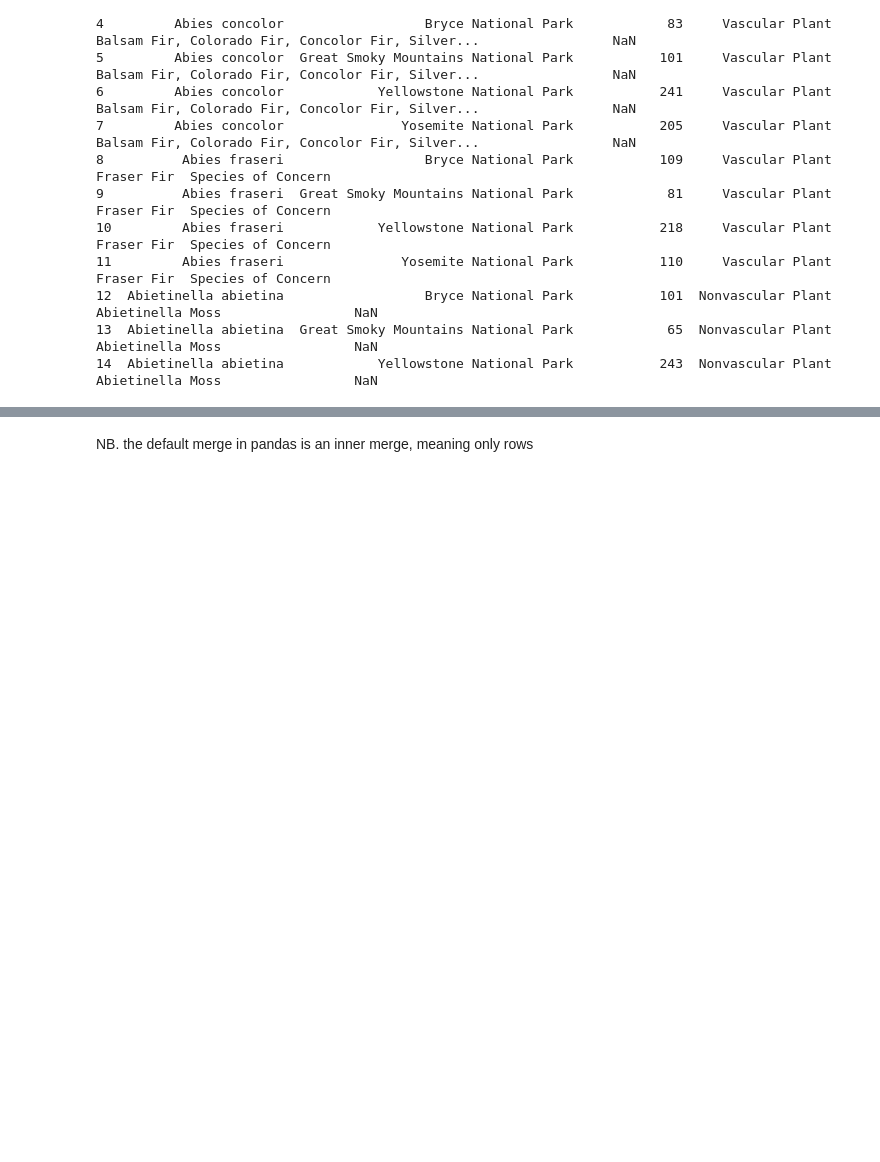
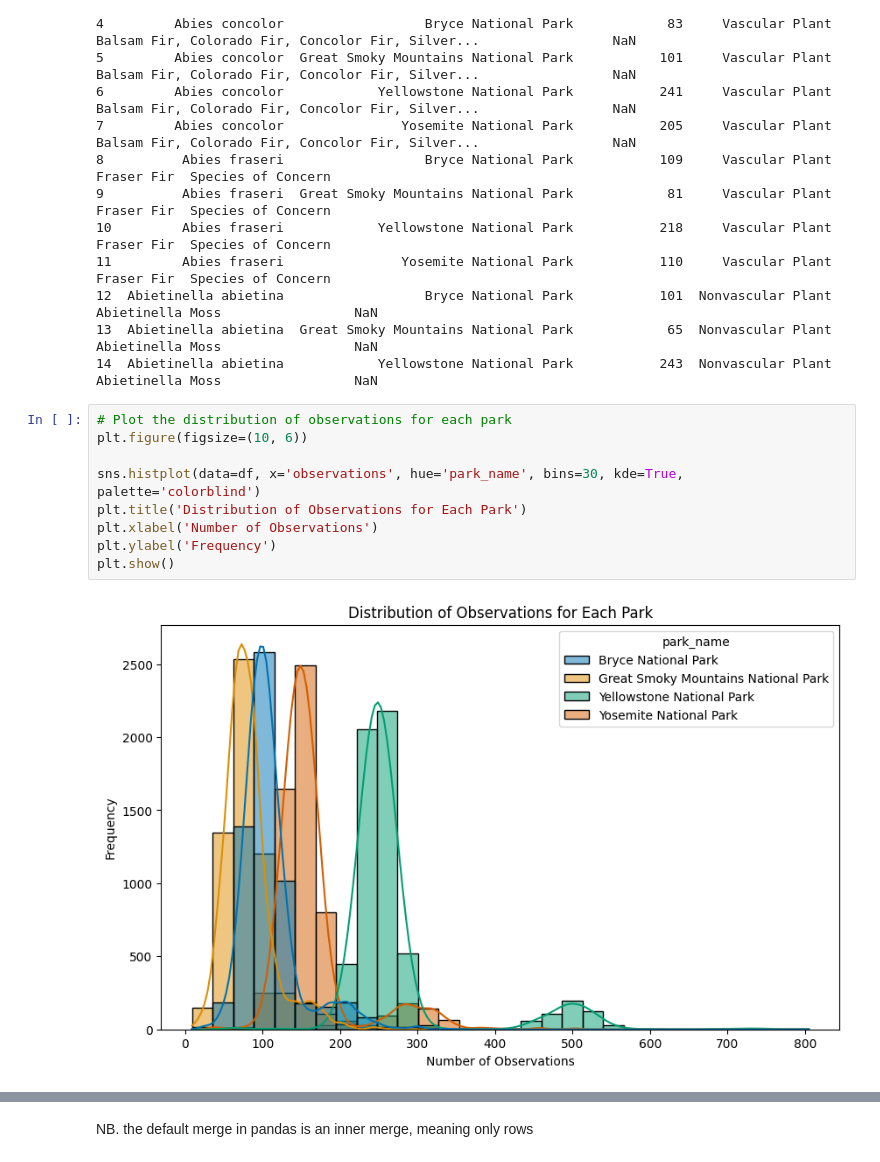
Before and after one commit to alanjameschapman/biodiversity, a Jupyter notebook: biodiversity.ipynb, the cells around one changed output, grey strips where cells are left out. Saved outputs shown, nothing was run; the diff lists cells and outputs as text; blank space fills up the shorter version.

Commit message:
Plot observations and distribution per park

```diff
--- a/biodiversity.ipynb
+++ b/biodiversity.ipynb
@@ -274,3 +276,14 @@ print(df.head(15))
 12  Abietinella abietina                  Bryce National Park           101  Nonvascular Plant                                   Abietinella Moss                 NaN
 13  Abietinella abietina  Great Smoky Mountains National Park            65  Nonvascular Plant                                   Abietinella Moss                 NaN
 14  Abietinella abietina            Yellowstone National Park           243  Nonvascular Plant                                   Abietinella Moss                 NaN
+# %%
+# Plot the distribution of observations for each park
+plt.figure(figsize=(10, 6))
+
+sns.histplot(data=df, x='observations', hue='park_name', bins=30, kde=True, palette='colorblind')
+plt.title('Distribution of Observations for Each Park')
+plt.xlabel('Number of Observations')
+plt.ylabel('Frequency')
+plt.show()
+# %% [output]
+[figure, added]
```
Also changed, not shown: parts of 7 cells of this notebook.
